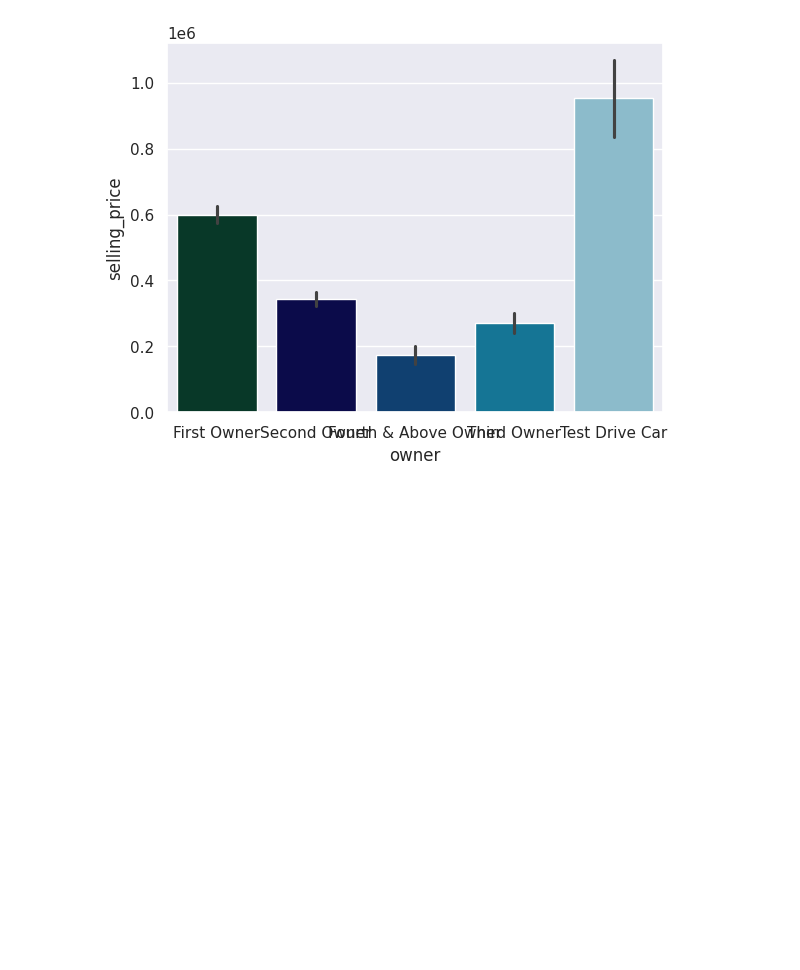
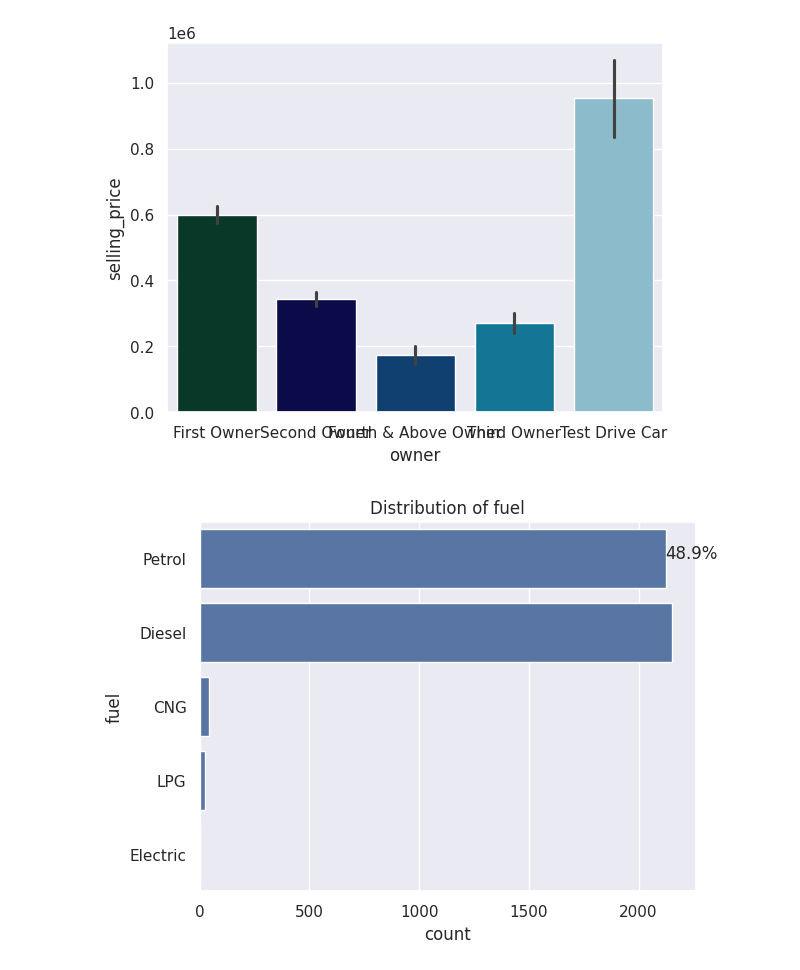
Before and after one commit to Lokz-mesomorph/demo_open_source, a Jupyter notebook: cars.ipynb, the cells around one changed output. Cells and saved outputs as stored; diff of their text form; code cells hidden in the pictures; blank space fills up the shorter version.

```diff
--- a/cars.ipynb
+++ b/cars.ipynb
@@ -172,7 +172,7 @@ def plot_categorical(feature , dataset):
   ax = sns.countplot(y=feature, data=dataset)
   plt.title('Distribution of ' + feature)
   plt.xlabel('count')
-  plt.ylabel('feature')
+
   total = len(dataset[feature])
   for p in ax.patches:
     percentage = '{:.1f}%'.format(100 * p.get_width()/total)
@@ -180,3 +180,7 @@ def plot_categorical(feature , dataset):
     y = p.get_y() + p.get_height()/2
     ax.annotate(percentage, (x, y))
   plt.show()
+# %%
+plot_categorical('fuel' , df)
+# %% [output]
+[figure, added]
```
Also changed, not shown: parts of 3 cells of this notebook.
